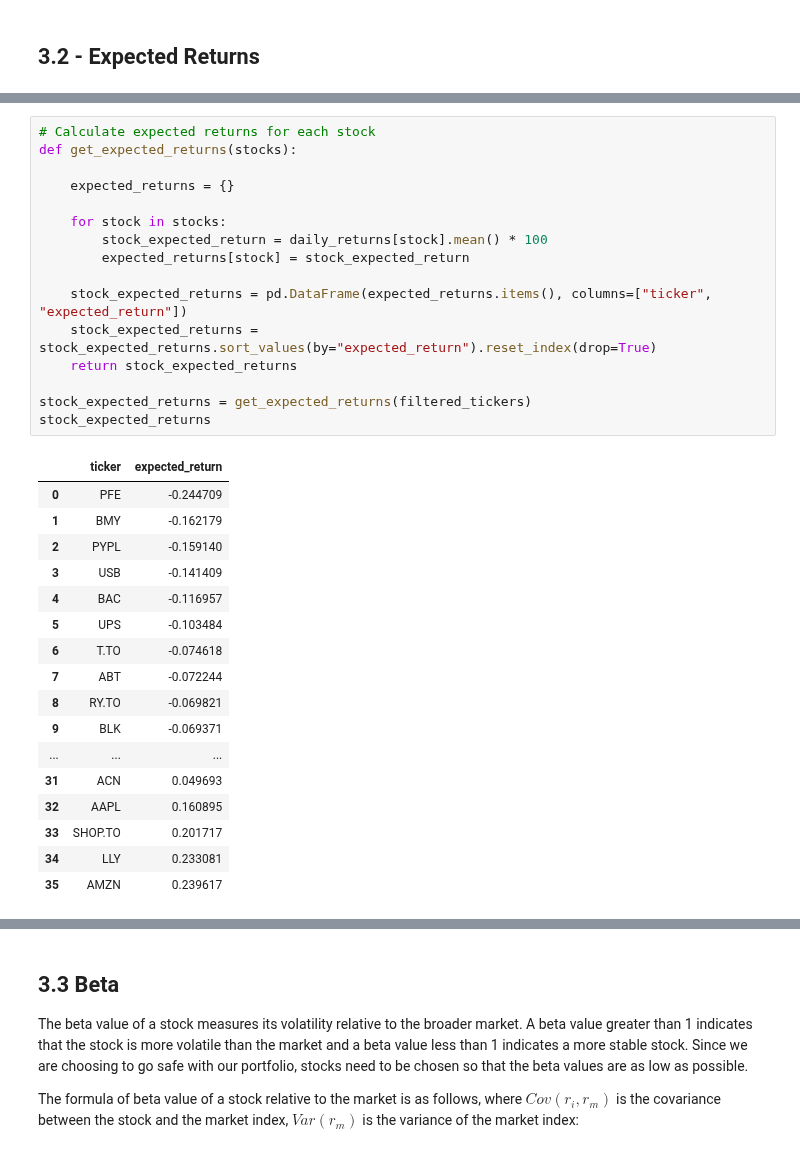
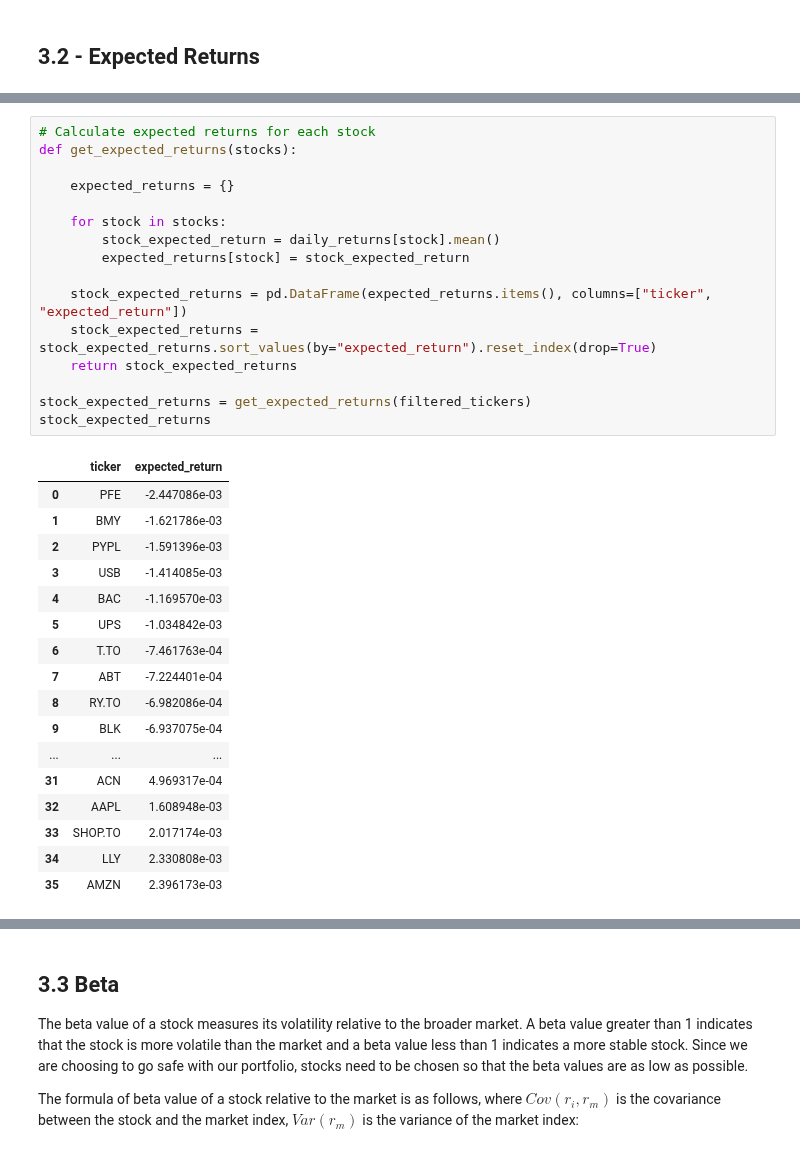
Before and after one commit to Zemelware/robo_stock_advisor, a Jupyter notebook: robo_stock_advisor.ipynb, the cells around one changed output, grey strips where cells are left out. Cells and saved outputs as stored; diff of their text form.

```diff
--- a/robo_stock_advisor.ipynb
+++ b/robo_stock_advisor.ipynb
@@ -312,37 +340,37 @@ Lower has higher return
 # %%
 # Calculate expected returns for each stock
 def get_expected_returns(stocks):
 
     expected_returns = {}
 
     for stock in stocks:
-        stock_expected_return = daily_returns[stock].mean() * 100
+        stock_expected_return = daily_returns[stock].mean()
         expected_returns[stock] = stock_expected_return
 
     stock_expected_returns = pd.DataFrame(expected_returns.items(), columns=["ticker", "expected_return"])
     stock_expected_returns = stock_expected_returns.sort_values(by="expected_return").reset_index(drop=True)
     return stock_expected_returns
 
 stock_expected_returns = get_expected_returns(filtered_tickers)
 stock_expected_returns
 # %% [output]
 |  | ticker | expected_return |
-| 0 | PFE | -0.244709 |
-| 1 | BMY | -0.162179 |
-| 2 | PYPL | -0.159140 |
-| 3 | USB | -0.141409 |
-| 4 | BAC | -0.116957 |
-| 5 | UPS | -0.103484 |
-| 6 | T.TO | -0.074618 |
-| 7 | ABT | -0.072244 |
-| 8 | RY.TO | -0.069821 |
-| 9 | BLK | -0.069371 |
+| 0 | PFE | -2.447086e-03 |
+| 1 | BMY | -1.621786e-03 |
+| 2 | PYPL | -1.591396e-03 |
+| 3 | USB | -1.414085e-03 |
+| 4 | BAC | -1.169570e-03 |
+| 5 | UPS | -1.034842e-03 |
+| 6 | T.TO | -7.461763e-04 |
+| 7 | ABT | -7.224401e-04 |
+| 8 | RY.TO | -6.982086e-04 |
+| 9 | BLK | -6.937075e-04 |
 | ... | ... | ... |
-| 31 | ACN | 0.049693 |
-| 32 | AAPL | 0.160895 |
-| 33 | SHOP.TO | 0.201717 |
-| 34 | LLY | 0.233081 |
-| 35 | AMZN | 0.239617 |
+| 31 | ACN | 4.969317e-04 |
+| 32 | AAPL | 1.608948e-03 |
+| 33 | SHOP.TO | 2.017174e-03 |
+| 34 | LLY | 2.330808e-03 |
+| 35 | AMZN | 2.396173e-03 |
 # %%
 def get_minimal_returns(expected_returns):
     # Number of possible combinations
```
Also changed, not shown: parts of 12 cells of this notebook.
